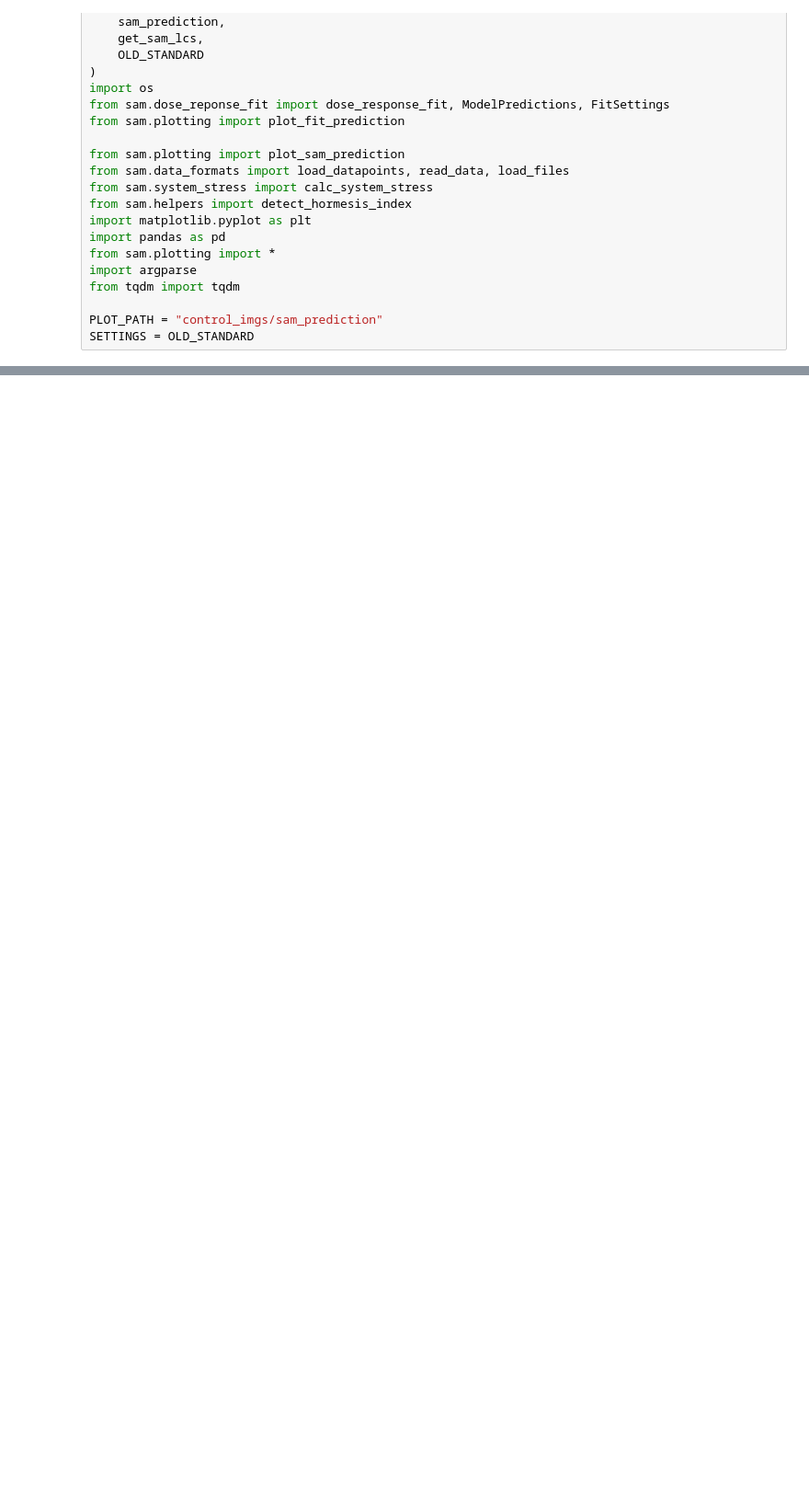
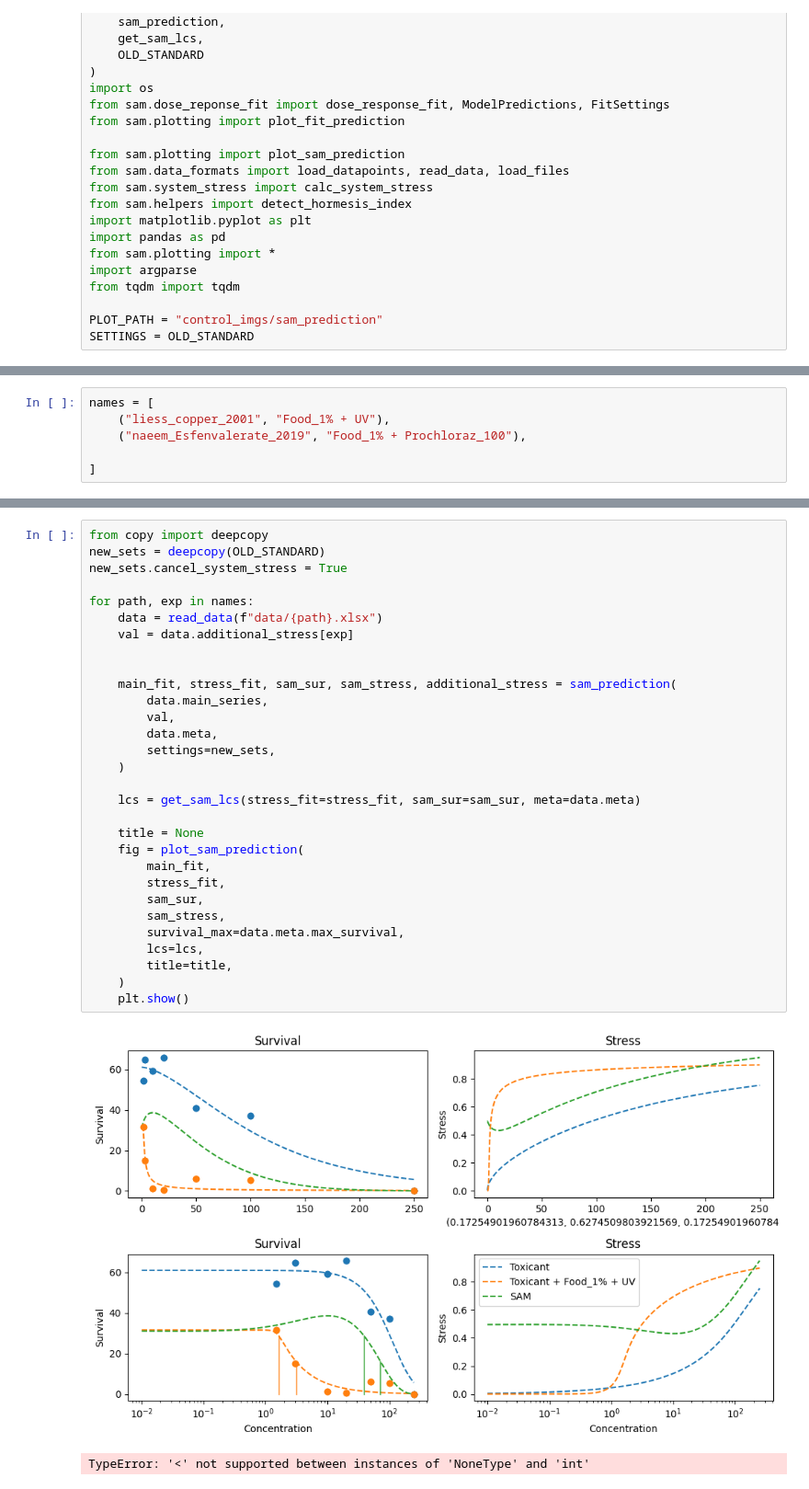
Before and after one commit to ffhammer/sam, a Jupyter notebook: scripts/system_stress.ipynb, the cells around one changed output, grey strips where cells are left out. Shown: that part at 92% size. Drawn from its saved outputs; the diff is of its cells as text; blank space fills up the shorter version.

```diff
--- a/scripts/system_stress.ipynb
+++ b/scripts/system_stress.ipynb
@@ -154,0 +159,6 @@ Weibull 3-param fit failed, defaulting to linear regression
+# %%
+names = [
+    ("liess_copper_2001", "Food_1% + UV"),
+    ("naeem_Esfenvalerate_2019", "Food_1% + Prochloraz_100"),
+
+]
@@ -154,0 +247,33 @@ Weibull 3-param fit failed, defaulting to linear regression
+# %%
+from copy import deepcopy
+new_sets = deepcopy(OLD_STANDARD)
+new_sets.cancel_system_stress = True
+
+for path, exp in names:
+    data = read_data(f"data/{path}.xlsx")
+    val = data.additional_stress[exp]
+
+
+    main_fit, stress_fit, sam_sur, sam_stress, additional_stress = sam_prediction(
+        data.main_series,
+        val,
+        data.meta,
+        settings=new_sets,
+    )
+
+    lcs = get_sam_lcs(stress_fit=stress_fit, sam_sur=sam_sur, meta=data.meta)
+
+    title = None
+    fig = plot_sam_prediction(
+        main_fit,
+        stress_fit,
+        sam_sur,
+        sam_stress,
+        survival_max=data.meta.max_survival,
+        lcs=lcs,
+        title=title,
+    )
+    plt.show()
+# %% [output]
+[figure, added]
+TypeError: '<' not supported between instances of 'NoneType' and 'int'
```
Also changed, not shown: parts of 5 cells of this notebook, 1 other file.
